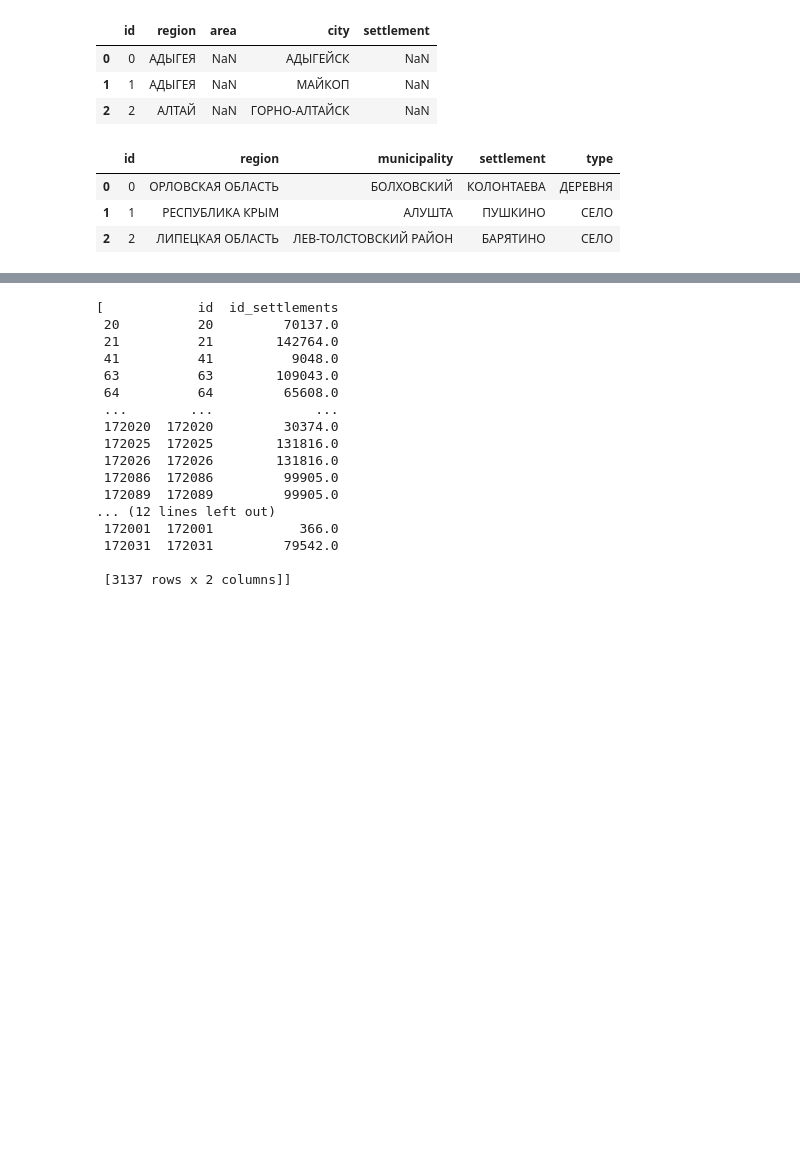
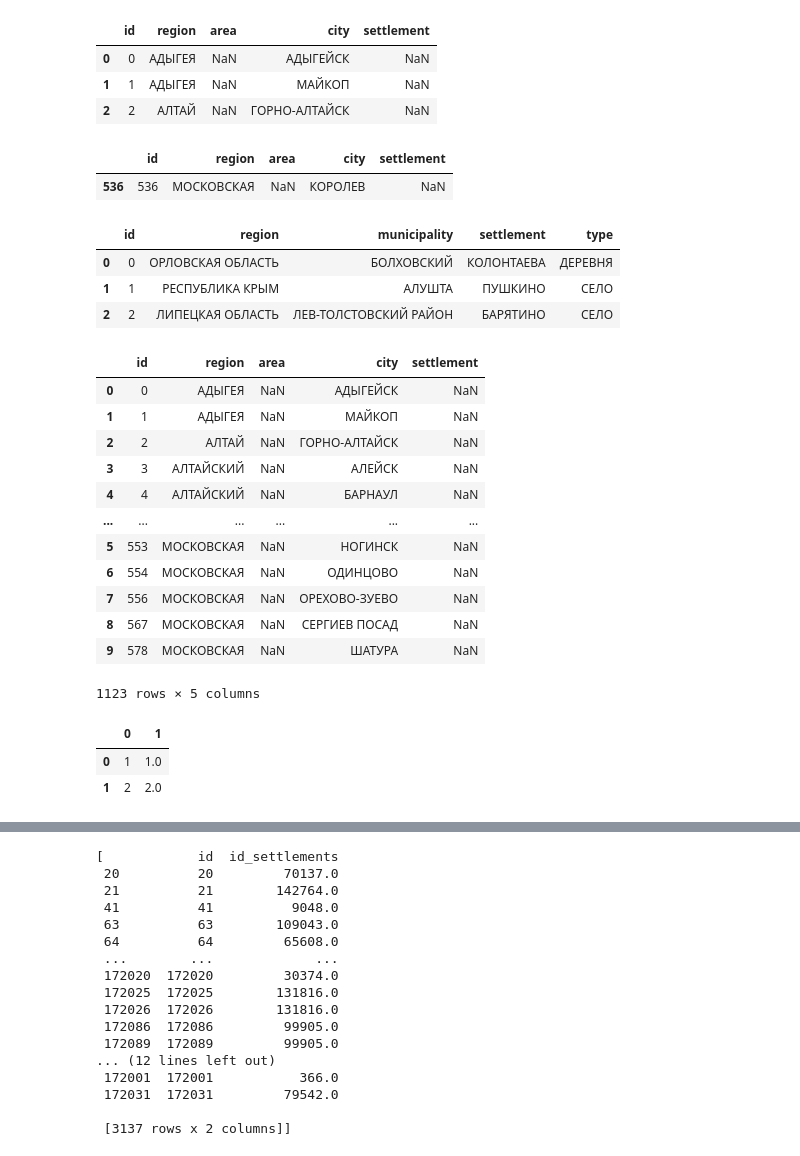
Before and after one commit to PavelSyomin/ru-smb-companies, a Jupyter notebook: Post Processing.ipynb, the cells around one changed output, grey strips where cells are left out. Drawn from its saved outputs; the diff is of its cells as text; code cells hidden in the pictures; blank space fills up the shorter version.

```diff
--- a/Post Processing.ipynb
+++ b/Post Processing.ipynb
@@ -104,7 +104,7 @@ def join_name_and_type(name, type_):
     return f"{name} {type_}"
 # %%
 def preprocess_text_column(c):
-    return c.str.upper().replace("Ё", "Е")
+    return c.str.upper().str.replace("Ё", "Е")
 # %%
 for option in ("region", "district", "city", "settlement"):
     target_col = f"{option}_type"
@@ -190,6 +190,12 @@ addresses.head(2)
 | 1 | 1 | БАШКОРТОСТАН | РЕСПУБЛИКА | NaN | NaN | УФА | ГОРОД | ... |
 # %%
 std_c = cities.reset_index(names="id")[["id", "region", "area", "city", "settlement"]]
+cities_from_areas = cities.loc[(cities["area_type"] == "г") & (cities["city"].isna())].copy()
+cities_from_areas["city"] = cities_from_areas["area"]
+cities_from_areas["area"] = np.nan
+cities_from_areas = cities_from_areas.reset_index(names="id")[["id", "region", "area", "city", "settlement"]]
+std_c = pd.concat((std_c, cities_from_areas))
+
 std_c.iloc[:, 1:] = std_c.iloc[:, 1:].apply(preprocess_text_column)
 std_c.head(3)
 # %% [output]
@@ -197,6 +203,11 @@ std_c.head(3)
 | 0 | 0 | АДЫГЕЯ | NaN | АДЫГЕЙСК | NaN |
 | 1 | 1 | АДЫГЕЯ | NaN | МАЙКОП | NaN |
 | 2 | 2 | АЛТАЙ | NaN | ГОРНО-АЛТАЙСК | NaN |
+# %%
+std_c.loc[std_c["city"] == "КОРОЛЕВ"]
+# %% [output]
+|  | id | region | area | city | settlement |
+| 536 | 536 | МОСКОВСКАЯ | NaN | КОРОЛЕВ | NaN |
 # %%
 std_s = settlements.loc[:, ["id", "region", "municipality", "settlement", "type"]]
 std_s["type"] = std_s["type"].str.upper()
@@ -302,6 +313,28 @@ merge_options = [
         "type": "cities",
     },
 ]
+# %%
+std_c.dropna(subset=["region", "city"], how="any").drop_duplicates(subset=["region", "city"], keep=False)
+# %% [output]
+|  | id | region | area | city | settlement |
+| 0 | 0 | АДЫГЕЯ | NaN | АДЫГЕЙСК | NaN |
+| 1 | 1 | АДЫГЕЯ | NaN | МАЙКОП | NaN |
+| 2 | 2 | АЛТАЙ | NaN | ГОРНО-АЛТАЙСК | NaN |
+| 3 | 3 | АЛТАЙСКИЙ | NaN | АЛЕЙСК | NaN |
+| 4 | 4 | АЛТАЙСКИЙ | NaN | БАРНАУЛ | NaN |
+| ... | ... | ... | ... | ... | ... |
+| 5 | 553 | МОСКОВСКАЯ | NaN | НОГИНСК | NaN |
+| 6 | 554 | МОСКОВСКАЯ | NaN | ОДИНЦОВО | NaN |
+| 7 | 556 | МОСКОВСКАЯ | NaN | ОРЕХОВО-ЗУЕВО | NaN |
+| 8 | 567 | МОСКОВСКАЯ | NaN | СЕРГИЕВ ПОСАД | NaN |
+| 9 | 578 | МОСКОВСКАЯ | NaN | ШАТУРА | NaN |
+1123 rows × 5 columns
+# %%
+pd.DataFrame([[1, 1, 1], [2, 2, 2], [1, np.nan], [1, np.nan]]).drop_duplicates(keep=False)
+# %% [output]
+|  | 0 | 1 |
+| 0 | 1 | 1.0 |
+| 1 | 2 | 2.0 |
 # %%
 mappings = []
 rest = addresses
```
Also changed, not shown: parts of 8 cells of this notebook.
